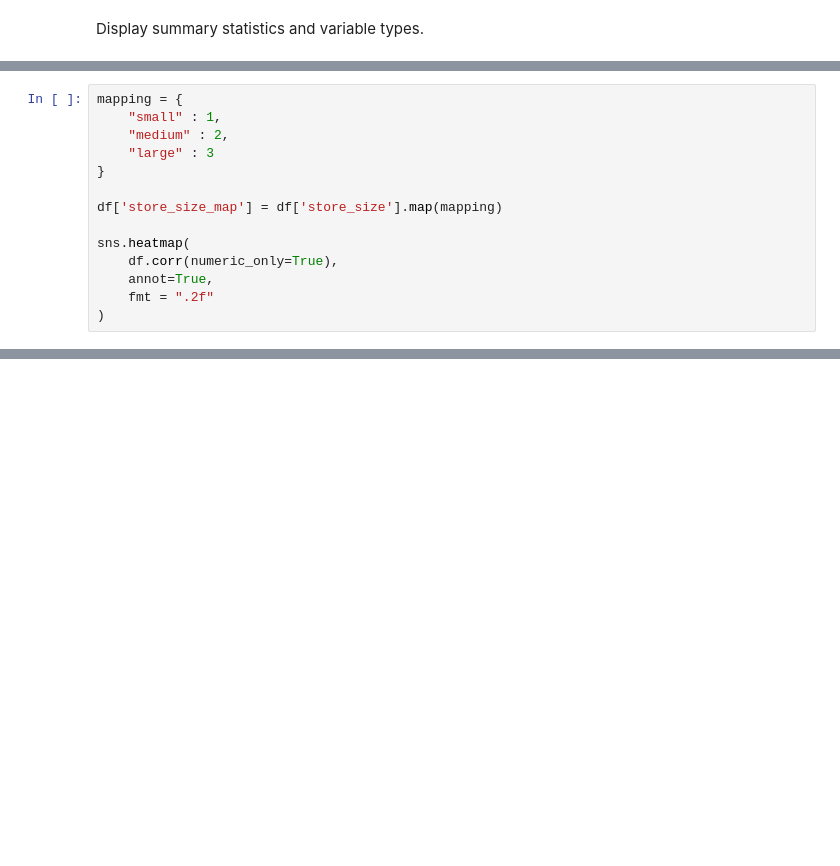
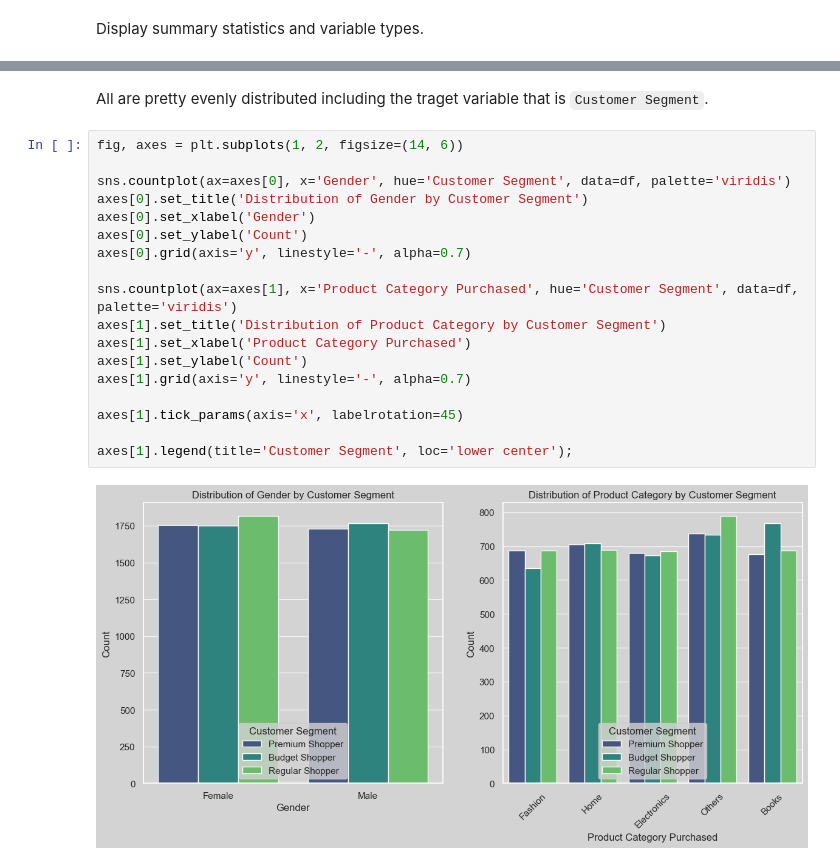
Before and after one commit to RomandRapido/DSC1105_EDA, a Jupyter notebook: FA6_Lansangan/FA6_Lansangan.ipynb, the cells around one changed output, grey strips where cells are left out. Saved outputs shown, nothing was run; the diff lists cells and outputs as text; blank space fills up the shorter version.

```diff
--- a/FA6_Lansangan/FA6_Lansangan.ipynb
+++ b/FA6_Lansangan/FA6_Lansangan.ipynb
@@ -160,14 +86,0 @@ plt.tight_layout()
-# %%
-mapping = {
-    "small" : 1,
-    "medium" : 2,
-    "large" : 3
-}
-
-df['store_size_map'] = df['store_size'].map(mapping)
-
-sns.heatmap(
-    df.corr(numeric_only=True),
-    annot=True,
-    fmt = ".2f"
-)
@@ -316,0 +153,22 @@ dtype: float64
+# %% [markdown]
+All are pretty evenly distributed including the traget variable that is `Customer Segment`.
+# %%
+fig, axes = plt.subplots(1, 2, figsize=(14, 6))
+
+sns.countplot(ax=axes[0], x='Gender', hue='Customer Segment', data=df, palette='viridis')
+axes[0].set_title('Distribution of Gender by Customer Segment')
+axes[0].set_xlabel('Gender')
+axes[0].set_ylabel('Count')
+axes[0].grid(axis='y', linestyle='-', alpha=0.7)
+
+sns.countplot(ax=axes[1], x='Product Category Purchased', hue='Customer Segment', data=df, palette='viridis')
+axes[1].set_title('Distribution of Product Category by Customer Segment')
+axes[1].set_xlabel('Product Category Purchased')
+axes[1].set_ylabel('Count')
+axes[1].grid(axis='y', linestyle='-', alpha=0.7)
+
+axes[1].tick_params(axis='x', labelrotation=45)
+
+axes[1].legend(title='Customer Segment', loc='lower center');
+# %% [output]
+[figure, added]
```
Also changed, not shown: parts of 126 cells of this notebook.
